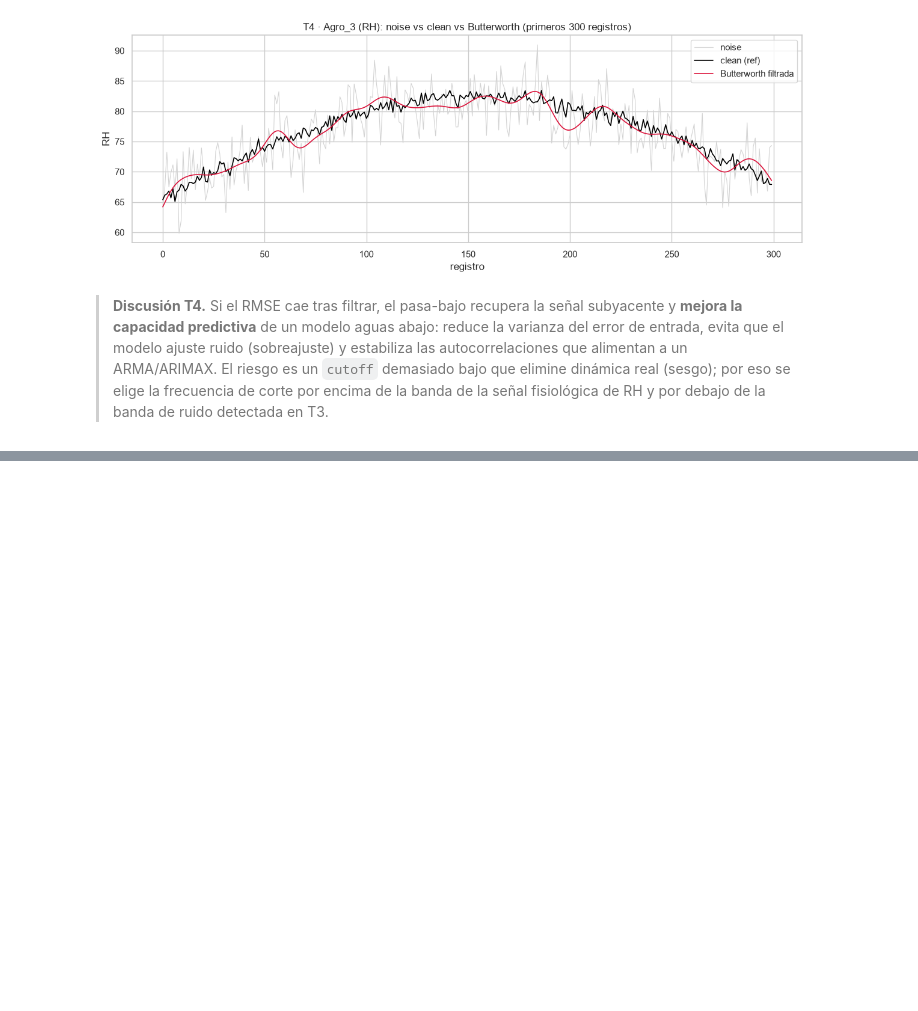
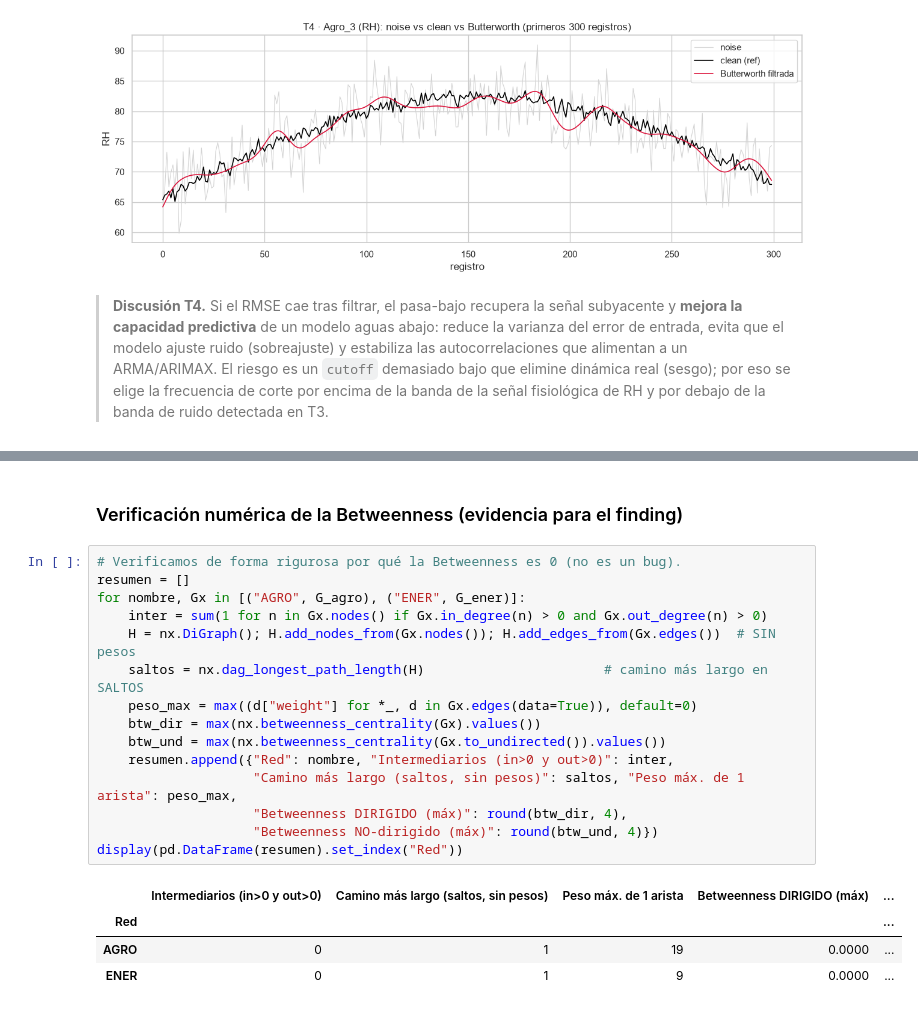
Before and after one commit to santiagovelcasallas/Challenge03_techlogistics-GomezVelez, a Jupyter notebook: notebooks/challenge03_analitica_multidimensional.ipynb, the cells around one changed output, grey strips where cells are left out. Saved outputs shown, nothing was run; the diff lists cells and outputs as text; blank space fills up the shorter version.

```diff
--- a/notebooks/challenge03_analitica_multidimensional.ipynb
+++ b/notebooks/challenge03_analitica_multidimensional.ipynb
@@ -917,0 +678,22 @@ P3  · ARIMAX con centralidad comparado por AIC
+# %% [markdown]
+### Verificación numérica de la Betweenness (evidencia para el finding)
+# %%
+# Verificamos de forma rigurosa por qué la Betweenness es 0 (no es un bug).
+resumen = []
+for nombre, Gx in [("AGRO", G_agro), ("ENER", G_ener)]:
+    inter = sum(1 for n in Gx.nodes() if Gx.in_degree(n) > 0 and Gx.out_degree(n) > 0)
+    H = nx.DiGraph(); H.add_nodes_from(Gx.nodes()); H.add_edges_from(Gx.edges())  # SIN pesos
+    saltos = nx.dag_longest_path_length(H)                       # camino más largo en SALTOS
+    peso_max = max((d["weight"] for *_, d in Gx.edges(data=True)), default=0)
+    btw_dir = max(nx.betweenness_centrality(Gx).values())
+    btw_und = max(nx.betweenness_centrality(Gx.to_undirected()).values())
+    resumen.append({"Red": nombre, "Intermediarios (in>0 y out>0)": inter,
+                    "Camino más largo (saltos, sin pesos)": saltos, "Peso máx. de 1 arista": peso_max,
+                    "Betweenness DIRIGIDO (máx)": round(btw_dir, 4),
+                    "Betweenness NO-dirigido (máx)": round(btw_und, 4)})
+display(pd.DataFrame(resumen).set_index("Red"))
+# %% [output]
+|  | Intermediarios (in>0 y out>0) | Camino más largo (saltos, sin pesos) | Peso máx. de 1 arista | Betweenness DIRIGIDO (máx) | ... |
+| Red |  |  |  |  | ... |
+| AGRO | 0 | 1 | 19 | 0.0000 | ... |
+| ENER | 0 | 1 | 9 | 0.0000 | ... |
```
Also changed, not shown: parts of 56 cells of this notebook, 2 other files.
